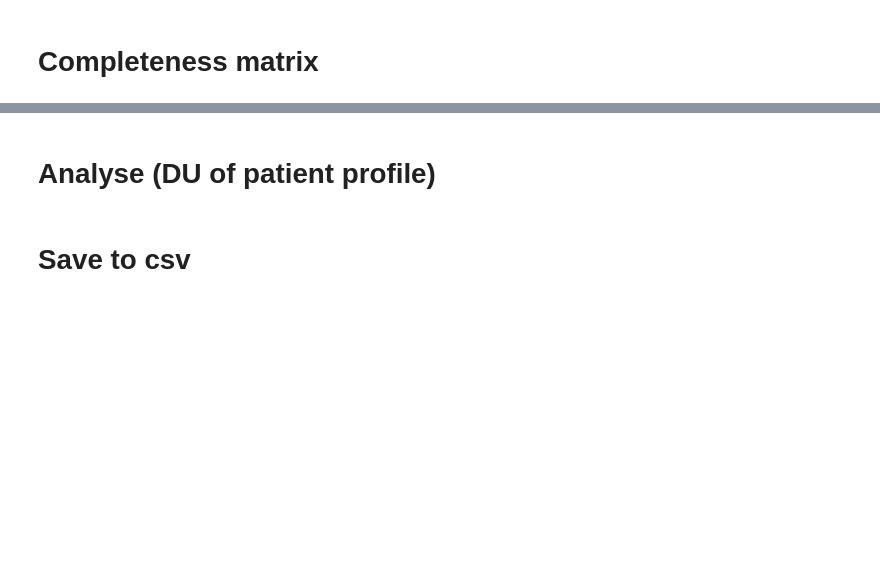
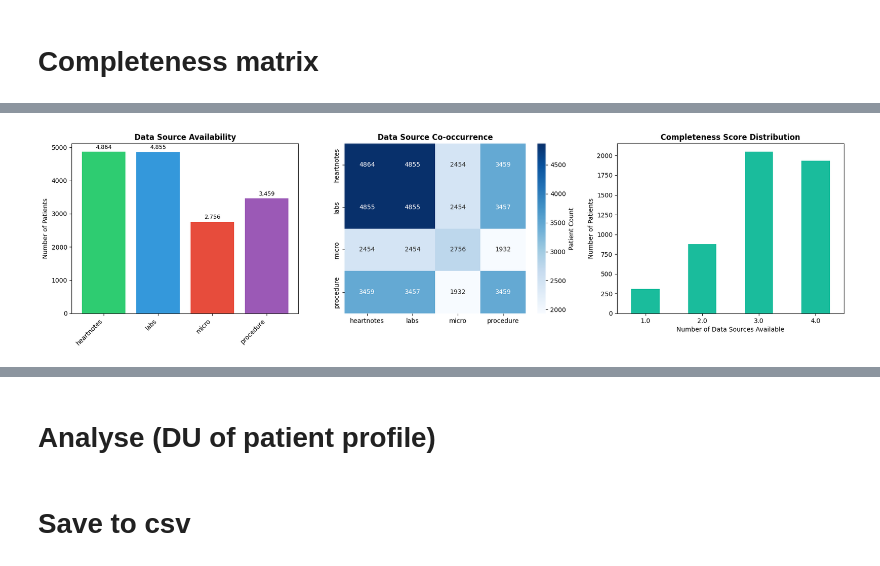
Before and after one commit to alexandermittet/Data_Analytics_for_Health_UniPi, a Jupyter notebook: code/1.2_create_patient_profile.ipynb, the cells around one changed output, grey strips where cells are left out. Cells and saved outputs as stored; diff of their text form; code cells hidden in the pictures; blank space fills up the shorter version.

Commit message:
v1 patient profile

```diff
--- a/code/1.2_create_patient_profile.ipynb
+++ b/code/1.2_create_patient_profile.ipynb
@@ -84,2 +134,8 @@ KeyError: 'subject_id'
 # %% [markdown]
 # Completeness matrix
+# %%
+# Identify the 'has_' indicator columns
+has_columns = [col for col in patient_profile.columns if col.startswith('has_')]
+print(f"Data source indicators: {has_columns}")
+
+# Create completeness summary
@@ -85,0 +144,87 @@ KeyError: 'subject_id'
+# %%
+# Completeness Matrix - Check which data sources are available for each patient
+
+
+completeness = patient_profile[has_columns].copy()
+
+# Summary statistics
+print("\n" + "="*80)
+print("COMPLETENESS SUMMARY")
+print("="*80)
+
+# Per-source completeness
+print("\nPer-Source Availability:")
+for col in has_columns:
+    count = (patient_profile[col] == 1).sum()
+    pct = count / len(patient_profile) * 100
+    print(f"  {col}: {count:,} patients ({pct:.1f}%)")
+
+# Combination completeness
+print("\n" + "-"*80)
+print("DATA SOURCE COMBINATIONS:")
+print("-"*80)
+
+# Create a combined key for each row
+completeness['combination'] = completeness[has_columns].astype(int).astype(str).agg('-'.join, axis=1)
+combo_counts = completeness['combination'].value_counts()
+
+# Create readable labels
+for combo, count in combo_counts.items():
+    sources = [has_columns[i].replace('has_', '') for i, val in enumerate(combo.split('-')) if val == '1']
+    sources_str = ', '.join(sources) if sources else 'None'
+    pct = count / len(patient_profile) * 100
+    print(f"  [{combo}] {sources_str}: {count:,} ({pct:.1f}%)")
+
+# Visualization
+fig, axes = plt.subplots(1, 3, figsize=(18, 5))
+
+# Plot 1: Bar chart of individual source availability
+ax1 = axes[0]
+source_counts = [(col.replace('has_', ''), (patient_profile[col] == 1).sum()) for col in has_columns]
+sources, counts = zip(*source_counts)
+bars = ax1.bar(sources, counts, color=['#2ecc71', '#3498db', '#e74c3c', '#9b59b6'][:len(has_columns)])
+ax1.set_ylabel('Number of Patients')
+ax1.set_title('Data Source Availability', fontweight='bold')
+ax1.set_xticklabels(sources, rotation=45, ha='right')
+for bar, count in zip(bars, counts):
+    ax1.text(bar.get_x() + bar.get_width()/2, bar.get_height() + 50,
+             f'{count:,}', ha='center', va='bottom', fontsize=9)
+
+# Plot 2: Heatmap of co-occurrence
+ax2 = axes[1]
+cooccurrence = pd.DataFrame(index=has_columns, columns=has_columns, dtype=float)
+for col1 in has_columns:
+    for col2 in has_columns:
+        both = ((patient_profile[col1] == 1) & (patient_profile[col2] == 1)).sum()
+        cooccurrence.loc[col1, col2] = both
+
+# Rename for display
+cooccurrence.index = [c.replace('has_', '') for c in cooccurrence.index]
+cooccurrence.columns = [c.replace('has_', '') for c in cooccurrence.columns]
+
+sns.heatmap(cooccurrence.astype(float), annot=True, fmt='.0f', cmap='Blues',
+            ax=ax2, cbar_kws={'label': 'Patient Count'})
+ax2.set_title('Data Source Co-occurrence', fontweight='bold')
+
+# Plot 3: Completeness score distribution
+ax3 = axes[2]
+patient_profile['completeness_score'] = patient_profile[has_columns].sum(axis=1)
+patient_profile['completeness_score'].value_counts().sort_index().plot(kind='bar', ax=ax3, color='#1abc9c')
+ax3.set_xlabel('Number of Data Sources Available')
+ax3.set_ylabel('Number of Patients')
+ax3.set_title('Completeness Score Distribution', fontweight='bold')
+ax3.set_xticklabels(ax3.get_xticklabels(), rotation=0)
+
+plt.tight_layout()
+plt.savefig(r'../plots/1.2_completeness_matrix.png', dpi=300, bbox_inches='tight')
+plt.show()
+
+# Final summary
+print("\n" + "="*80)
+print("COMPLETENESS SCORE SUMMARY")
+print("="*80)
+print(f"\nTotal patients: {len(patient_profile):,}")
+print(f"Patients with ALL sources: {(patient_profile['completeness_score'] == len(has_columns)).sum():,}")
+print(f"Patients with NO sources: {(patient_profile['completeness_score'] == 0).sum():,}")
+print(f"Average sources per patient: {patient_profile['completeness_score'].mean():.2f}")
+# %% [output]
@@ -85,0 +251 @@ KeyError: 'subject_id'
+[figure, added]
```
Also changed, not shown: parts of 12 cells of this notebook, 2 other files.
